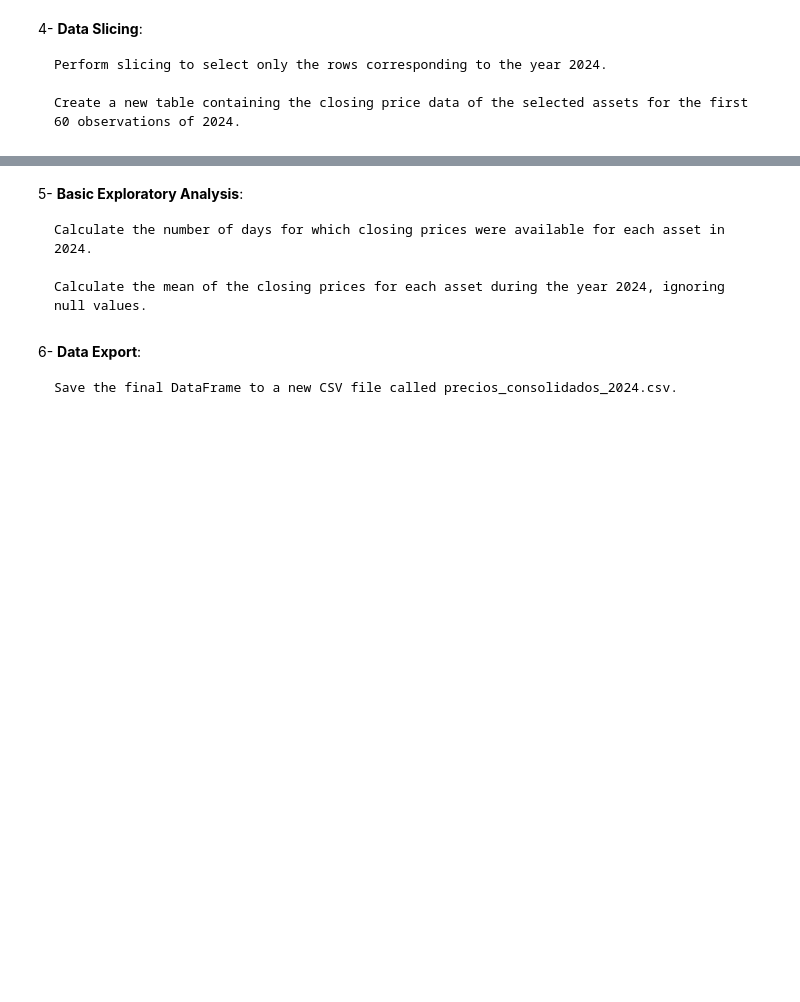
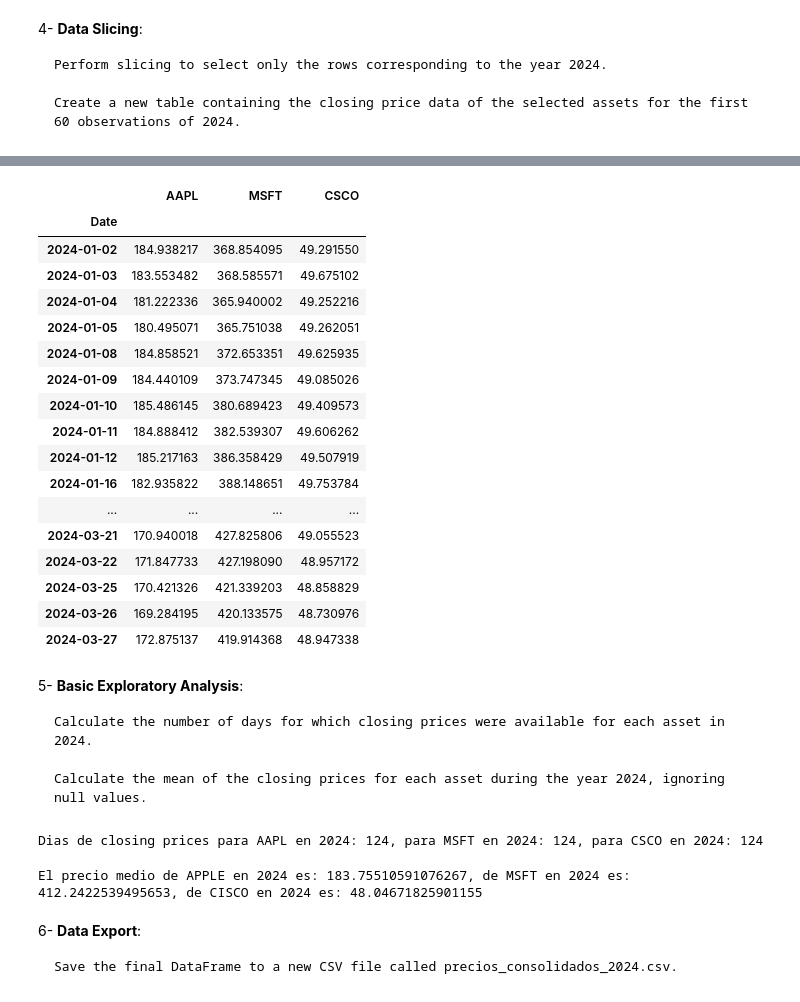
Before and after one commit to nachofga/finanzas-tecnologia-practicas, a Jupyter notebook: src/01_01_Descarga_y_descripción_de_activos_financieros.ipynb, the cells around one changed output, grey strips where cells are left out. Cells and saved outputs as stored; diff of their text form; code cells hidden in the pictures; blank space fills up the shorter version.

```diff
--- a/src/01_01_Descarga_y_descripción_de_activos_financieros.ipynb
+++ b/src/01_01_Descarga_y_descripción_de_activos_financieros.ipynb
@@ -739,7 +754,7 @@ msft.head()
 | 2023-01-06 | 223.000000 | 225.759995 | 219.350006 | 224.929993 | 221.741211 | 43613600 |
 | 2023-01-09 | 226.449997 | 231.240005 | 226.410004 | 227.119995 | 223.900162 | 27369800 |
 # %%
-cisco = pd.read_csv('C:/Users/nacho/OneDrive/Colmenar viejo/Escritorio/UNI/Tercer Curso/Finance and Technology/programacion/finanzas-tecnologia-practicas/data/CSCO.csv', index_col='Date')
+cisco = pd.read_csv('C:/Users/nacho/OneDrive/Colmenar viejo/Escritorio/UNI/Tercer Curso/Finance and Technology/programacion/finanzas-tecnologia-practicas/data/CSCO.csv', index_col='Date', parse_dates=True)
 cisco.head()
 # %% [output]
 |  | Open | High | Low | Close | Adj Close | Volume |
@@ -757,5 +772,18 @@ cisco.head()
     Merge all into a single DataFrame.
 # %%
 # 2. Seleccionar solo la columna 'Adj Close' de cada DataFrame y renombrarla con el nombre de la empresa correspondiente
+aapl = aapl['Adj Close']
+aapl = aapl.rename('AAPL')
+aapl= pd.DataFrame(aapl)
+
+msft = msft['Adj Close']
+msft = msft.rename('MSFT')
+msft= pd.DataFrame(msft)
+
+cisco = cisco['Adj Close']
+cisco = cisco.rename('CSCO')
+cisco= pd.DataFrame(cisco)
 # %%
 # Concatenar los DataFrames a lo largo de las columnas
+
+datconcat = pd.concat([aapl, msft, cisco],join = 'inner' ,axis=1)
@@ -775,3 +832,6 @@ cisco.head()
     Create a new table containing the closing price data of the selected assets for the first 60 observations of 2024.
 # %%
 # Selecciono los datos de 2024
+
+data_2024 = datconcat.loc['2024']
+data_2024
@@ -778,11 +853,47 @@ cisco.head()
 # %%
 # Selecciono los datos de 2024 y los primeros 60 días
+
+data_2024_60 = data_2024.iloc[:60]
+data_2024_60
+# %% [output]
+|  | AAPL | MSFT | CSCO |
+| Date |  |  |  |
+| 2024-01-02 | 184.938217 | 368.854095 | 49.291550 |
+| 2024-01-03 | 183.553482 | 368.585571 | 49.675102 |
+| 2024-01-04 | 181.222336 | 365.940002 | 49.252216 |
+| 2024-01-05 | 180.495071 | 365.751038 | 49.262051 |
+| 2024-01-08 | 184.858521 | 372.653351 | 49.625935 |
+| 2024-01-09 | 184.440109 | 373.747345 | 49.085026 |
+| 2024-01-10 | 185.486145 | 380.689423 | 49.409573 |
+| 2024-01-11 | 184.888412 | 382.539307 | 49.606262 |
+| 2024-01-12 | 185.217163 | 386.358429 | 49.507919 |
+| 2024-01-16 | 182.935822 | 388.148651 | 49.753784 |
+| ... | ... | ... | ... |
+| 2024-03-21 | 170.940018 | 427.825806 | 49.055523 |
+| 2024-03-22 | 171.847733 | 427.198090 | 48.957172 |
+| 2024-03-25 | 170.421326 | 421.339203 | 48.858829 |
+| 2024-03-26 | 169.284195 | 420.133575 | 48.730976 |
+| 2024-03-27 | 172.875137 | 419.914368 | 48.947338 |
 # %% [markdown]
 5- **Basic Exploratory Analysis**:
 
     Calculate the number of days for which closing prices were available for each asset in 2024.
 
     Calculate the mean of the closing prices for each asset during the year 2024, ignoring null values.
+# %%
+# Calculate the number of days for which closing prices were available for each asset in 2024.
+
+print(f'Dias de closing prices para AAPL en 2024: {data_2024["AAPL"].count()}, para MSFT en 2024: {data_2024["MSFT"].count()}, para CSCO en 2024: {data_2024["CSCO"].count()}')
+# %% [output]
+Dias de closing prices para AAPL en 2024: 124, para MSFT en 2024: 124, para CSCO en 2024: 124
+# %%
+apple_mean_price = data_2024['AAPL'].mean()
+msft_mean_price = data_2024['MSFT'].mean()
+cisco_mean_price = data_2024['CSCO'].mean()
+
+print(f'El precio medio de APPLE en 2024 es: {apple_mean_price}, de MSFT en 2024 es: {msft_mean_price}, de CISCO en 2024 es: {cisco_mean_price}')
+# %% [output]
+El precio medio de APPLE en 2024 es: 183.75510591076267, de MSFT en 2024 es: 412.2422539495653, de CISCO en 2024 es: 48.04671825901155
 # %% [markdown]
 6- **Data Export**:
 
```
Also changed, not shown: parts of 23 cells of this notebook, 1 other file.
